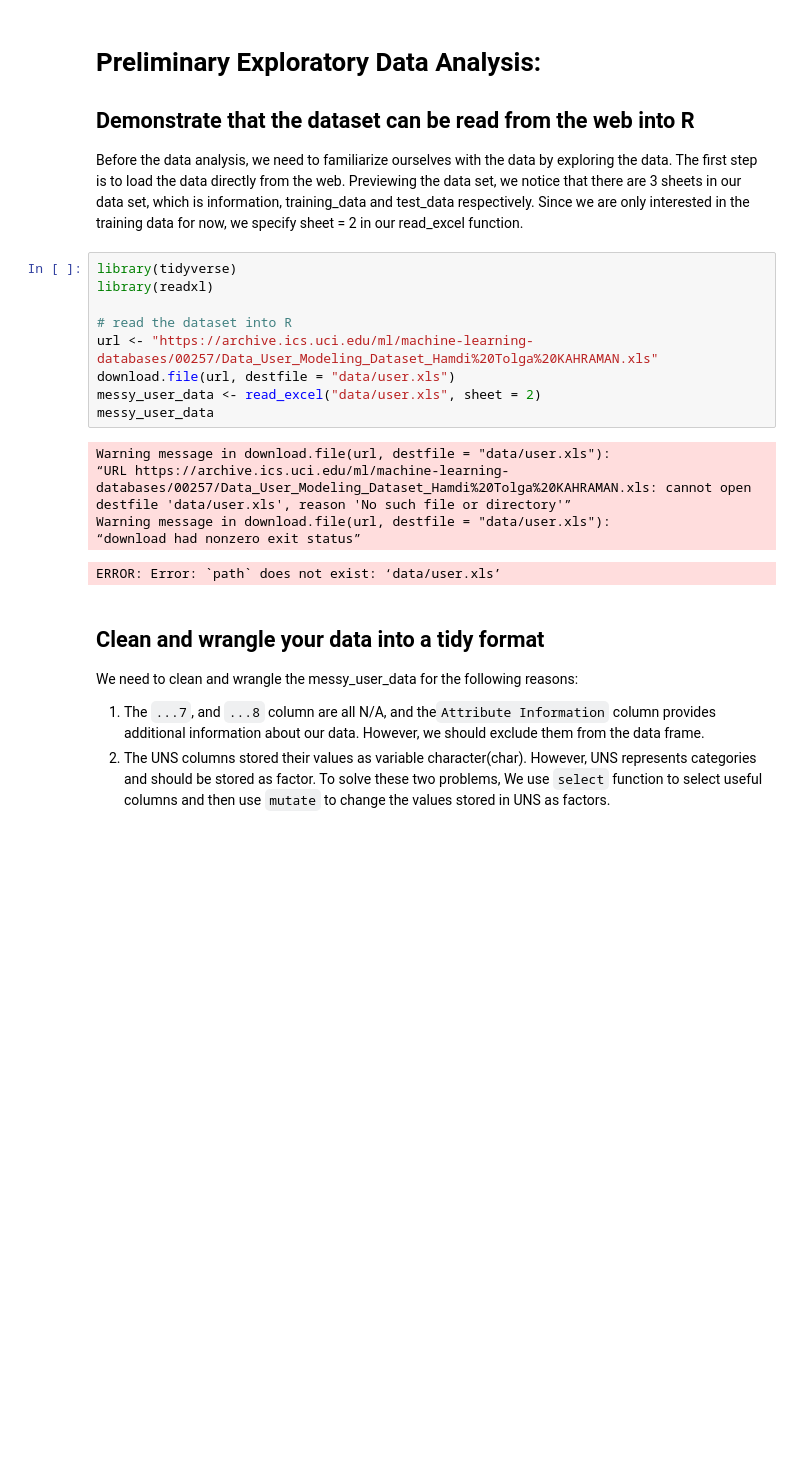
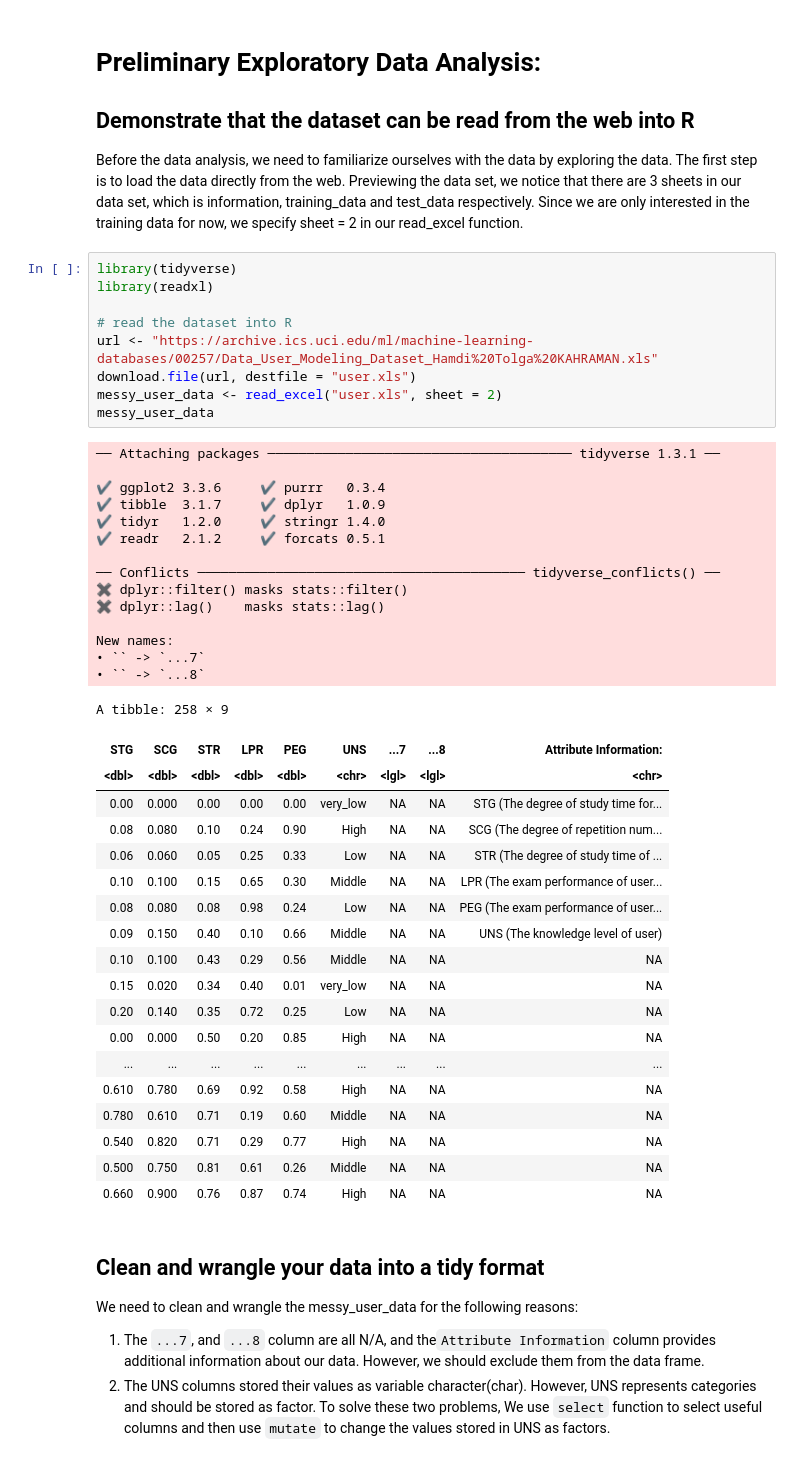
Before and after one commit to lucyzyl/dsci_100_007_group07, a Jupyter notebook: proposal.ipynb, the cells around one changed output. Saved outputs shown, nothing was run; the diff lists cells and outputs as text; blank space fills up the shorter version.

Commit message:
Read file
changed the read file thing

```diff
--- a/proposal.ipynb
+++ b/proposal.ipynb
@@ -23,18 +23,46 @@ Before the data analysis, we need to familiarize ourselves with the data by expl
 # %%
 library(tidyverse)
 library(readxl)
 
 # read the dataset into R
 url <- "https://archive.ics.uci.edu/ml/machine-learning-databases/00257/Data_User_Modeling_Dataset_Hamdi%20Tolga%20KAHRAMAN.xls"
-download.file(url, destfile = "data/user.xls")
-messy_user_data <- read_excel("data/user.xls", sheet = 2)
+download.file(url, destfile = "user.xls")
+messy_user_data <- read_excel("user.xls", sheet = 2)
 messy_user_data
 # %% [output]
-Warning message in download.file(url, destfile = "data/user.xls"):
-“URL https://archive.ics.uci.edu/ml/machine-learning-databases/00257/Data_User_Modeling_Dataset_Hamdi%20Tolga%20KAHRAMAN.xls: cannot open destfile 'data/user.xls', reason 'No such file or directory'”
-Warning message in download.file(url, destfile = "data/user.xls"):
-“download had nonzero exit status”
+── Attaching packages ─────────────────────────────────────── tidyverse 1.3.1 ──
+
+✔ ggplot2 3.3.6     ✔ purrr   0.3.4
+✔ tibble  3.1.7     ✔ dplyr   1.0.9
+✔ tidyr   1.2.0     ✔ stringr 1.4.0
+✔ readr   2.1.2     ✔ forcats 0.5.1
+
+── Conflicts ────────────────────────────────────────── tidyverse_conflicts() ──
+✖ dplyr::filter() masks stats::filter()
+✖ dplyr::lag()    masks stats::lag()
+
+New names:
+• `` -> `...7`
+• `` -> `...8`
-ERROR: Error: `path` does not exist: ‘data/user.xls’
+A tibble: 258 × 9
+| STG | SCG | STR | LPR | PEG | UNS | ...7 | ...8 | Attribute Information: |
+| <dbl> | <dbl> | <dbl> | <dbl> | <dbl> | <chr> | <lgl> | <lgl> | <chr> |
+| 0.00 | 0.000 | 0.00 | 0.00 | 0.00 | very_low | NA | NA | STG (The degree of study time for... |
+| 0.08 | 0.080 | 0.10 | 0.24 | 0.90 | High | NA | NA | SCG (The degree of repetition num... |
+| 0.06 | 0.060 | 0.05 | 0.25 | 0.33 | Low | NA | NA | STR (The degree of study time of ... |
+| 0.10 | 0.100 | 0.15 | 0.65 | 0.30 | Middle | NA | NA | LPR (The exam performance of user... |
+| 0.08 | 0.080 | 0.08 | 0.98 | 0.24 | Low | NA | NA | PEG (The exam performance of user... |
+| 0.09 | 0.150 | 0.40 | 0.10 | 0.66 | Middle | NA | NA | UNS (The knowledge level of user) |
+| 0.10 | 0.100 | 0.43 | 0.29 | 0.56 | Middle | NA | NA | NA |
+| 0.15 | 0.020 | 0.34 | 0.40 | 0.01 | very_low | NA | NA | NA |
+| 0.20 | 0.140 | 0.35 | 0.72 | 0.25 | Low | NA | NA | NA |
+| 0.00 | 0.000 | 0.50 | 0.20 | 0.85 | High | NA | NA | NA |
+| ... | ... | ... | ... | ... | ... | ... | ... | ... |
+| 0.610 | 0.780 | 0.69 | 0.92 | 0.58 | High | NA | NA | NA |
+| 0.780 | 0.610 | 0.71 | 0.19 | 0.60 | Middle | NA | NA | NA |
+| 0.540 | 0.820 | 0.71 | 0.29 | 0.77 | High | NA | NA | NA |
+| 0.500 | 0.750 | 0.81 | 0.61 | 0.26 | Middle | NA | NA | NA |
+| 0.660 | 0.900 | 0.76 | 0.87 | 0.74 | High | NA | NA | NA |
 # %% [markdown]
 ## Clean and wrangle your data into a tidy format
 We need to clean and wrangle the messy_user_data for the following reasons:
```
Also changed, not shown: parts of 1 cell of this notebook.
